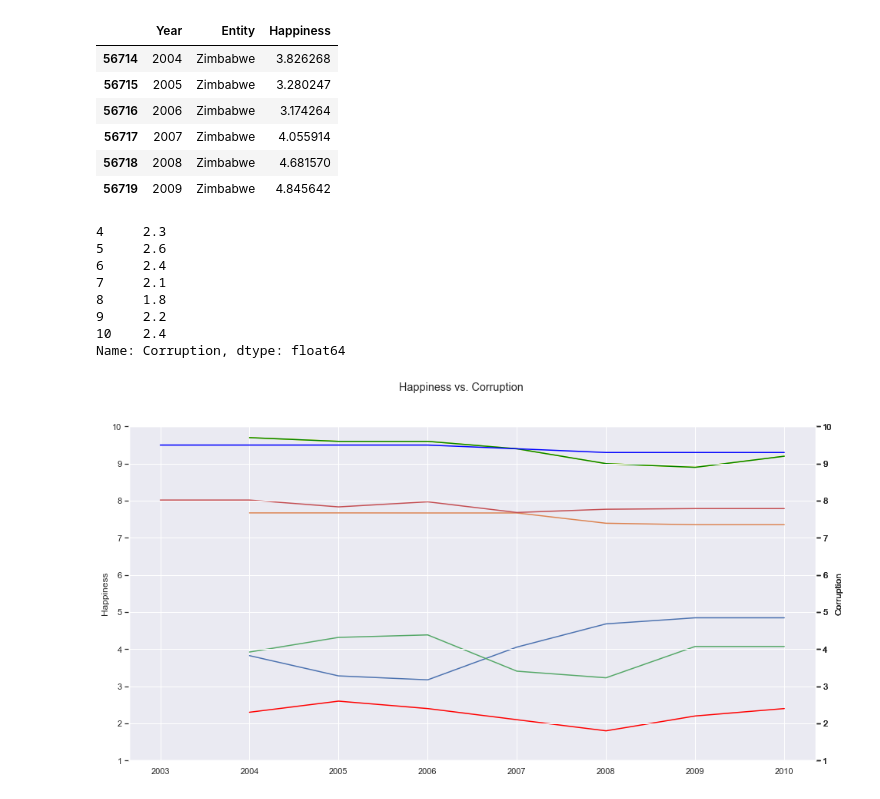
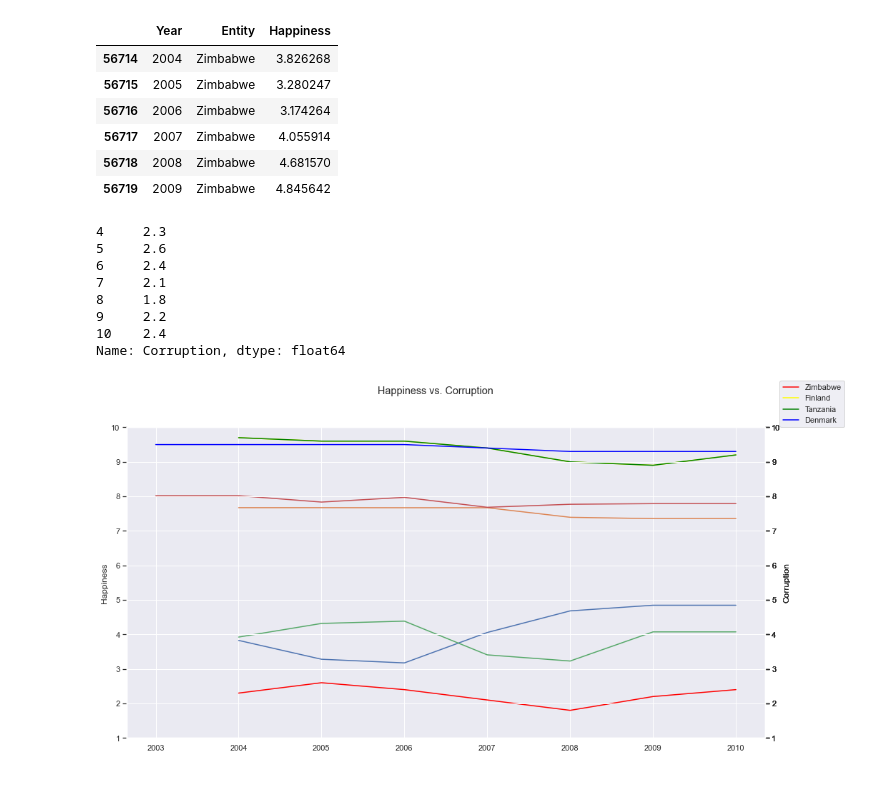
Before and after one commit to JohanBirger/DAT405, a Jupyter notebook: A1.ipynb, the cells around one changed output. Drawn from its saved outputs; the diff is of its cells as text; code cells hidden in the pictures.

Commit message:
fixed denmark

```diff
--- a/A1.ipynb
+++ b/A1.ipynb
@@ -214,29 +214,27 @@ zim = fooMerger(corr_zim,happy_data_10y_zim).dropna()
 tan = fooMerger(corr_tan,happy_data_10y_tan).dropna()
 fin = fooMerger(corr_fin,happy_data_10y_fin).dropna()
 den = fooMerger(corr_den,happy_data_10y_den).dropna()
-# %%
-zim['Corruption']
-# %% [output]
-4     2.3
-5     2.6
-6     2.4
-7     2.1
-8     1.8
-9     2.2
-10    2.4
-Name: Corruption, dtype: float64
+# %%
+def plotCountry(country):
+    ax = country.plot(x='Year', y= 'Happiness',legend =False)
+    ax.set_ylim(1,10)
+    ax.set_ylabel('Happiness')
+    ax2 = ax.twinx()
+    country.plot(x='Year',y='Corruption',ax = ax2, legend = False, color = 'r')
+    ax2.set_ylim(1,10)
+    ax2.set_ylabel('Corruption')
+    ax.figure.legend()
+    return plt.show()
+# %% [output]
+4     2.3
+5     2.6
+6     2.4
+7     2.1
+8     1.8
+9     2.2
+10    2.4
+Name: Corruption, dtype: float64
 # %%
-def plotCountry(country):
-    ax = country.plot(x='Year', y= 'Happiness',legend =False)
-    ax.set_ylim(1,10)
-    ax.set_ylabel('Happiness')
-    ax2 = ax.twinx()
-    country.plot(x='Year',y='Corruption',ax = ax2, legend = False, color = 'r')
-    ax2.set_ylim(1,10)
-    ax2.set_ylabel('Corruption')
-    ax.figure.legend()
-    return plt
-
 
 fig, ax = plt.subplots(figsize = (16, 8))
 fig.suptitle('Happiness vs. Corruption')
@@ -244,35 +242,37 @@ ax.plot(zim['Year'],zim['Happiness'])
 ax.set_ylim(1,10)
 ax.set_ylabel('Happiness')
 ax1 = ax.twinx()
-ax1.plot(zim['Year'],zim['Corruption'],color ='red')
+ax1.plot(zim['Year'],zim['Corruption'],color ='red', label='Zimbabwe')
 ax1.set_ylim(1,10)
 ax1.set_ylabel('Corruption')
 
 ax.plot(fin['Year'],fin['Happiness'])
 ax.set_ylim(1,10)
 ax.set_ylabel('Happiness')
 ax2 = ax.twinx()
-ax2.plot(fin['Year'],fin['Corruption'],color ='yellow')
+ax2.plot(fin['Year'],fin['Corruption'],color ='yellow', label='Finland')
 ax2.set_ylim(1,10)
 ax2.set_ylabel('Corruption')
 
 ax.plot(tan['Year'],tan['Happiness'])
 ax.set_ylim(1,10)
 ax.set_ylabel('Happiness')
 ax3 = ax.twinx()
-ax3.plot(tan['Year'],fin['Corruption'],color ='green')
+ax3.plot(tan['Year'],fin['Corruption'], label='Tanzania')
 ax3.set_ylim(1,10)
 ax3.set_ylabel('Corruption')
 
 ax.plot(den['Year'],den['Happiness'])
 ax.set_ylim(1,10)
 ax.set_ylabel('Happiness')
 ax3 = ax.twinx()
-ax3.plot(den['Year'],den['Corruption'],color ='blue')
+ax3.plot(den['Year'],den['Corruption'], label='Denmark')
 ax3.set_ylim(1,10)
 ax3.set_ylabel('Corruption')
 
+fig.legend()
+
 for ax in fig.get_axes():
     ax.label_outer()
 # %% [output]
-[figure, old version]
+[figure, new version]
```
